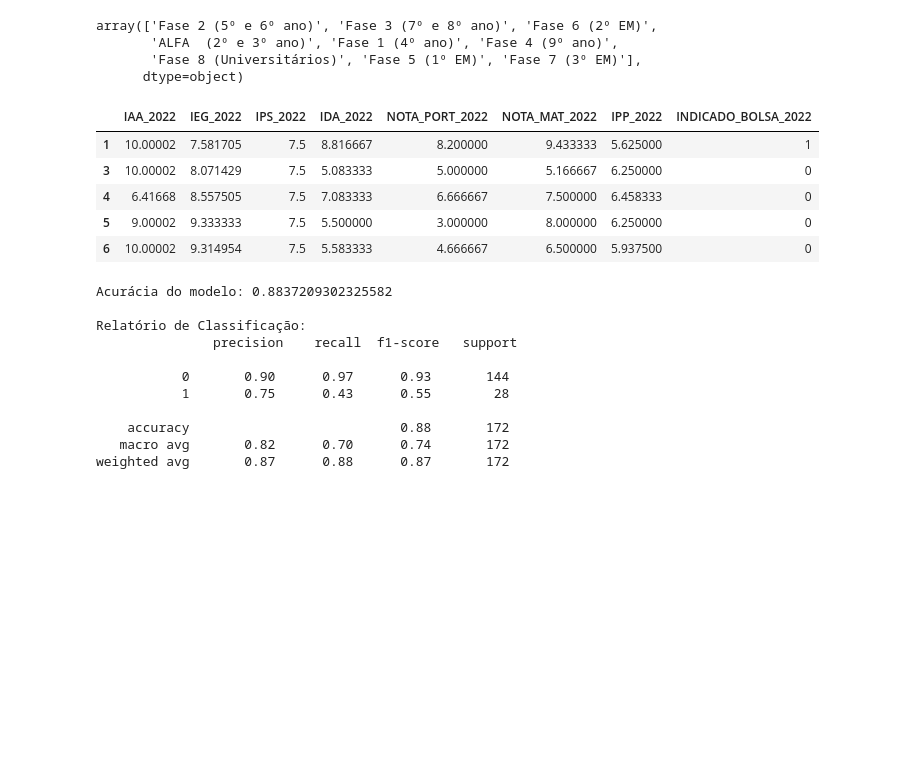
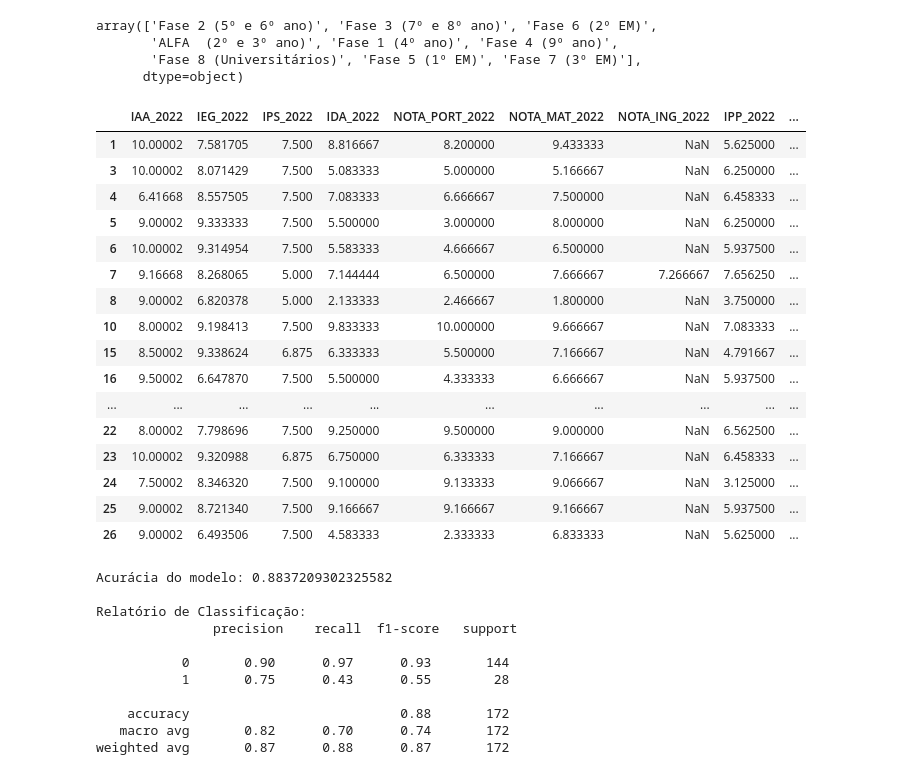
Before and after one commit to eugeniogdiniz/PosTechDataScience_Fiap, a Jupyter notebook: 05_Deep_Learning/TechChallenge/Script/notebook/DATATHON_PASSOS_MÁGICOSv2.ipynb, the cells around one changed output. Saved outputs shown, nothing was run; the diff lists cells and outputs as text; code cells hidden in the pictures; blank space fills up the shorter version.

```diff
--- a/05_Deep_Learning/TechChallenge/Script/notebook/DATATHON_PASSOS_MÁGICOSv2.ipynb
+++ b/05_Deep_Learning/TechChallenge/Script/notebook/DATATHON_PASSOS_MÁGICOSv2.ipynb
@@ -198,15 +198,26 @@ drop_columns = ['DESTAQUE_IEG_2022', 'DESTAQUE_IDA_2022', 'DESTAQUE_IPV_2022', '
                 'REC_AVA_2_2022', 'REC_AVA_3_2022', 'REC_AVA_4_2022', 'NIVEL_IDEAL_2022', 'NOME',
                 'FASE_2022', 'TURMA_2022', 'ANO_INGRESSO_2022', 'PEDRA_2022',
                 'INDE_2022', 'CG_2022', 'CF_2022', 'CT_2022', 'QTD_AVAL_2022',
-                'BOLSISTA_2022', 'PONTO_VIRADA_2022', 'IPV_2022', 'IAN_2022','NOTA_ING_2022']
+                'BOLSISTA_2022', 'PONTO_VIRADA_2022', 'IPV_2022', 'IAN_2022']
 # %%
 passos_magicos_22.drop(columns=drop_columns, inplace=True)
 # %%
-passos_magicos_22.head()
+passos_magicos_22.head(20)
 # %% [output]
-|  | IAA_2022 | IEG_2022 | IPS_2022 | IDA_2022 | NOTA_PORT_2022 | NOTA_MAT_2022 | IPP_2022 | INDICADO_BOLSA_2022 |
-| 1 | 10.00002 | 7.581705 | 7.5 | 8.816667 | 8.200000 | 9.433333 | 5.625000 | 1 |
-| 3 | 10.00002 | 8.071429 | 7.5 | 5.083333 | 5.000000 | 5.166667 | 6.250000 | 0 |
-| 4 | 6.41668 | 8.557505 | 7.5 | 7.083333 | 6.666667 | 7.500000 | 6.458333 | 0 |
-| 5 | 9.00002 | 9.333333 | 7.5 | 5.500000 | 3.000000 | 8.000000 | 6.250000 | 0 |
-| 6 | 10.00002 | 9.314954 | 7.5 | 5.583333 | 4.666667 | 6.500000 | 5.937500 | 0 |
+|  | IAA_2022 | IEG_2022 | IPS_2022 | IDA_2022 | NOTA_PORT_2022 | NOTA_MAT_2022 | NOTA_ING_2022 | IPP_2022 | ... |
+| 1 | 10.00002 | 7.581705 | 7.500 | 8.816667 | 8.200000 | 9.433333 | NaN | 5.625000 | ... |
+| 3 | 10.00002 | 8.071429 | 7.500 | 5.083333 | 5.000000 | 5.166667 | NaN | 6.250000 | ... |
+| 4 | 6.41668 | 8.557505 | 7.500 | 7.083333 | 6.666667 | 7.500000 | NaN | 6.458333 | ... |
+| 5 | 9.00002 | 9.333333 | 7.500 | 5.500000 | 3.000000 | 8.000000 | NaN | 6.250000 | ... |
+| 6 | 10.00002 | 9.314954 | 7.500 | 5.583333 | 4.666667 | 6.500000 | NaN | 5.937500 | ... |
+| 7 | 9.16668 | 8.268065 | 5.000 | 7.144444 | 6.500000 | 7.666667 | 7.266667 | 7.656250 | ... |
+| 8 | 9.00002 | 6.820378 | 5.000 | 2.133333 | 2.466667 | 1.800000 | NaN | 3.750000 | ... |
+| 10 | 8.00002 | 9.198413 | 7.500 | 9.833333 | 10.000000 | 9.666667 | NaN | 7.083333 | ... |
+| 15 | 8.50002 | 9.338624 | 6.875 | 6.333333 | 5.500000 | 7.166667 | NaN | 4.791667 | ... |
+| 16 | 9.50002 | 6.647870 | 7.500 | 5.500000 | 4.333333 | 6.666667 | NaN | 5.937500 | ... |
+| ... | ... | ... | ... | ... | ... | ... | ... | ... | ... |
+| 22 | 8.00002 | 7.798696 | 7.500 | 9.250000 | 9.500000 | 9.000000 | NaN | 6.562500 | ... |
+| 23 | 10.00002 | 9.320988 | 6.875 | 6.750000 | 6.333333 | 7.166667 | NaN | 6.458333 | ... |
+| 24 | 7.50002 | 8.346320 | 7.500 | 9.100000 | 9.133333 | 9.066667 | NaN | 3.125000 | ... |
+| 25 | 9.00002 | 8.721340 | 7.500 | 9.166667 | 9.166667 | 9.166667 | NaN | 5.937500 | ... |
+| 26 | 9.00002 | 6.493506 | 7.500 | 4.583333 | 2.333333 | 6.833333 | NaN | 5.625000 | ... |
```
Also changed, not shown: parts of 1 cell of this notebook, 2 other files.
